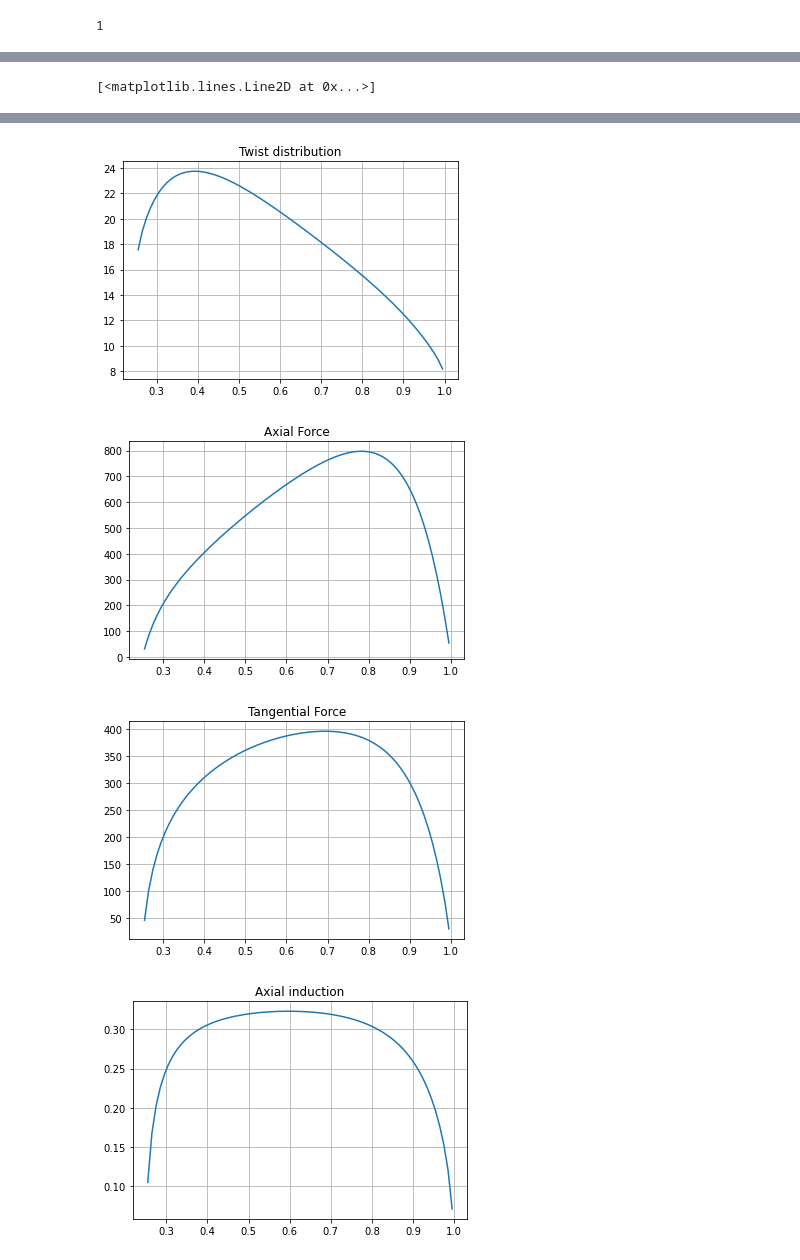
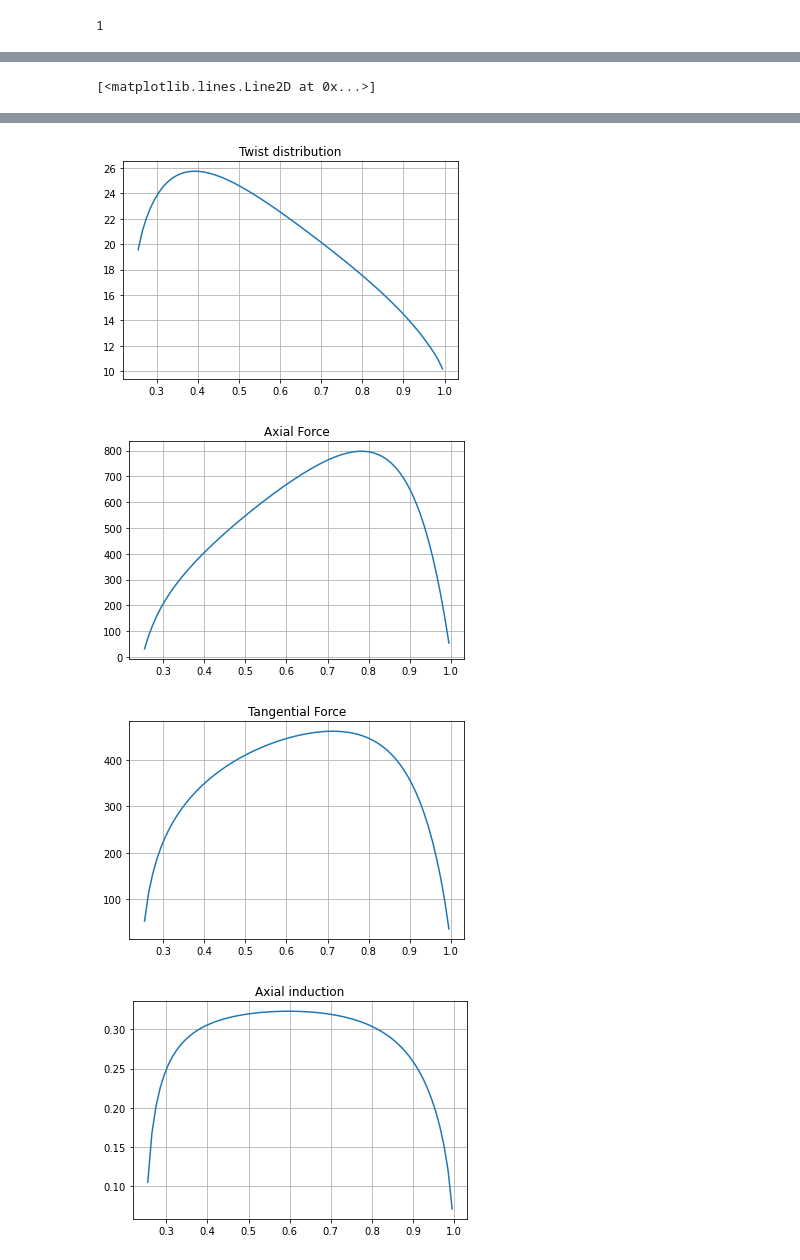
Before and after one commit to olafnekeman/rotor_wake_aerodynamics, a Jupyter notebook: BEM_alt_opt_prop 2.ipynb, the cells around one changed output, grey strips where cells are left out. Cells and saved outputs as stored; diff of their text form; code cells hidden in the pictures.

```diff
--- a/BEM_alt_opt_prop 2.ipynb
+++ b/BEM_alt_opt_prop 2.ipynb
@@ -195,14 +195,4 @@ data1 = data1.iloc[::-1]
 polar_alpha = data1['alfa'][:]
 polar_cl = data1['cl'][:]
 polar_cd = data1['cd'][:]
-
-index = np.argmin(polar_cl/polar_cd)
-if airfoil == 'ARA_polar.txt':
-    #make both the cl and the alpha negative for the propeller case
-    polar_alpha = -1*polar_alpha
-    polar_cl = -1*polar_cl
-
-#find the value for the angle of attack that has maximum l/d to minimize drag losses
-alpha_opt = polar_alpha[index]
-
-polar_cl
+index = np.argmax(polar_cl/polar_cd)
@@ -362,7 +369,7 @@ print("CP is ", CP)
 plt.figure()
 plt.title('Chord distribution')
 plt.grid(True)
-plt.plot(centroids,opt_c_dist)
+plt.plot(centroids,-opt_c_dist)
 
 plt.figure()
 plt.grid(True)
@@ -391,6 +398,6 @@ CP is  0.33135681145264967
 [<matplotlib.lines.Line2D at 0x...>]
 [figure]
 [figure]
 [figure]
-[figure, old version]
+[figure, new version]
 [figure]
```
Also changed, not shown: parts of 8 cells of this notebook, 1 other file.
